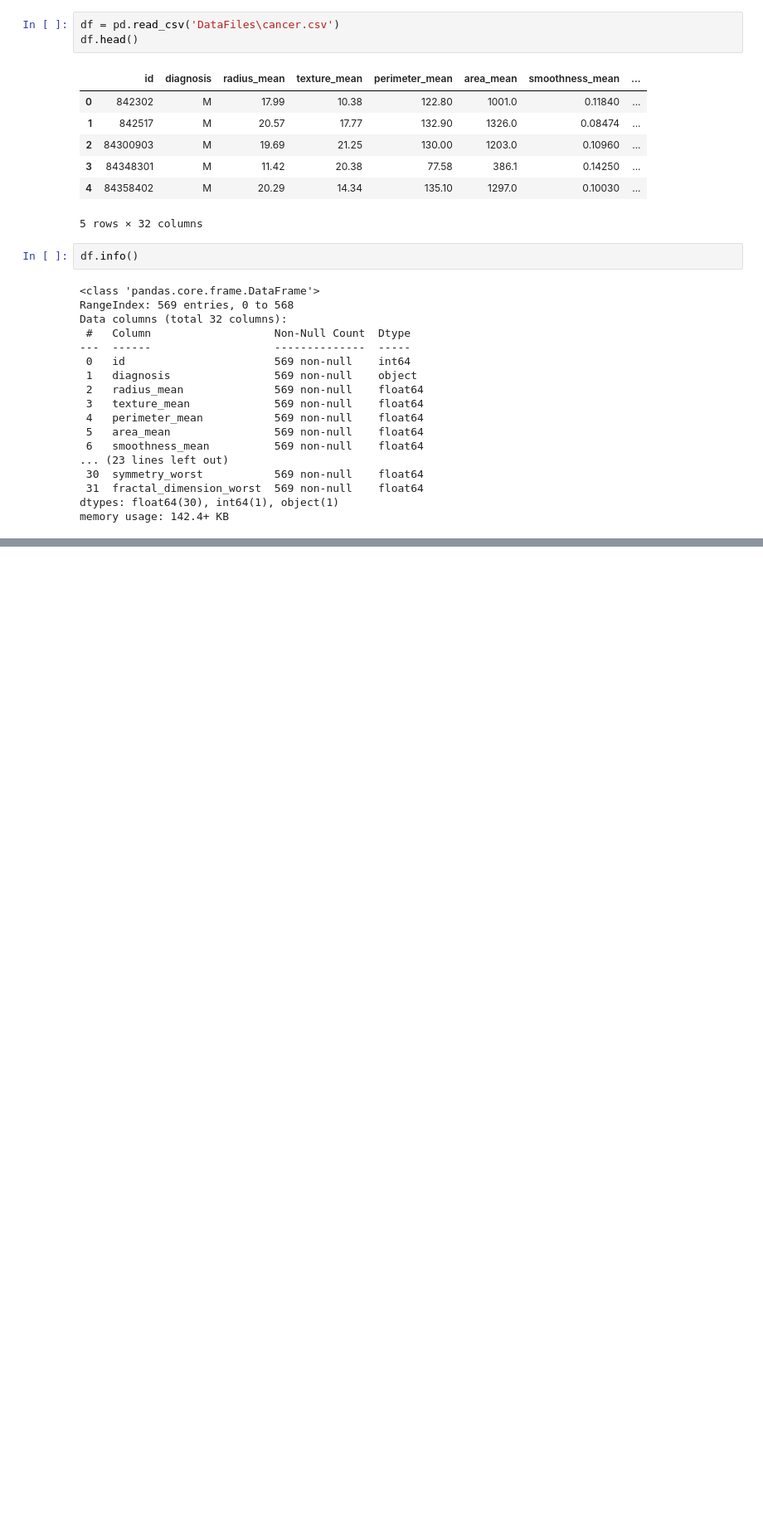
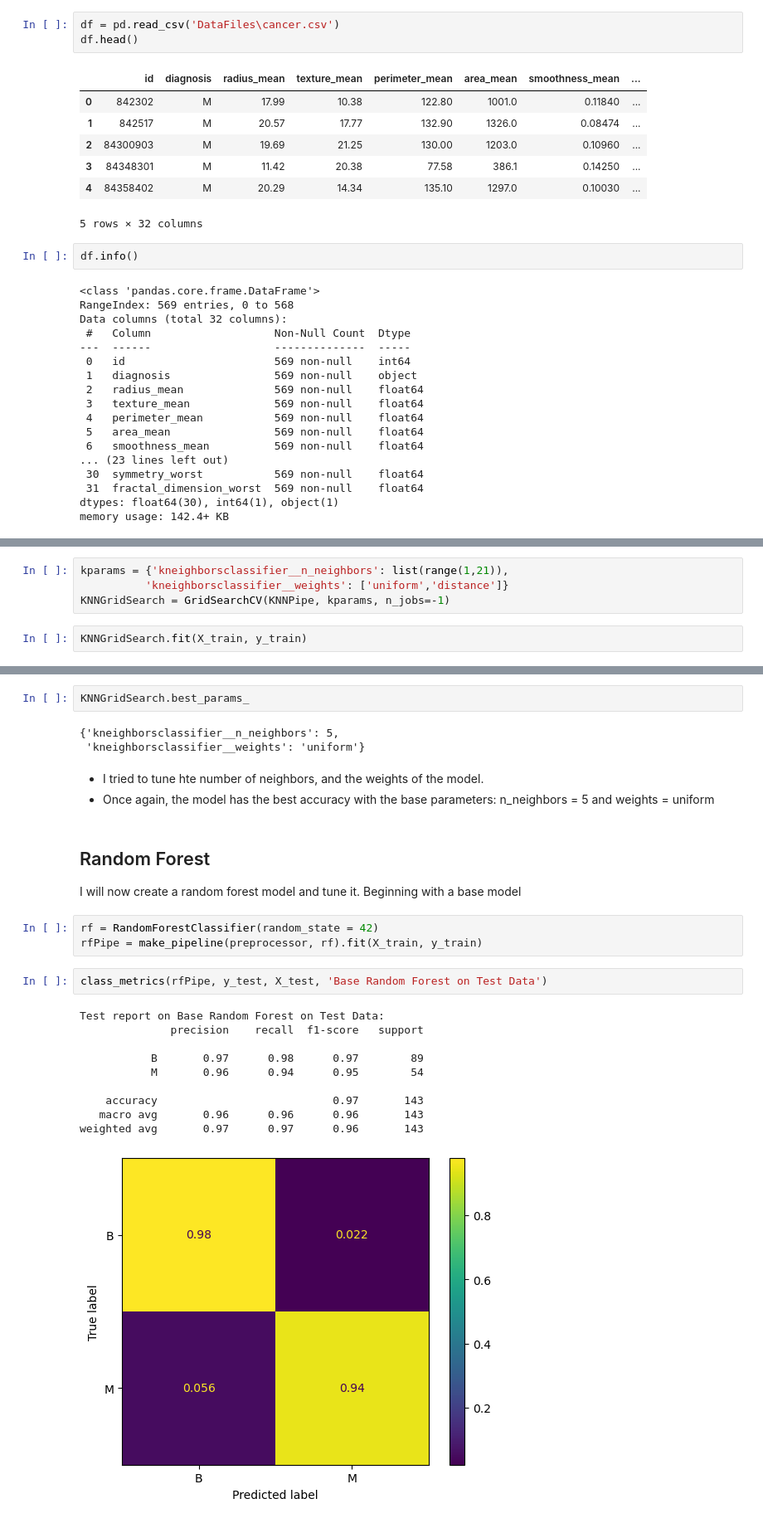
Before and after one commit to RaymondGarcia1107/Intro-to-ML-Practice, a Jupyter notebook: LogisticRandomForestOrKNN-RaymondGarcia.ipynb, the cells around one changed output, grey strips where cells are left out. Shown: that part at 83% size. Drawn from its saved outputs; the diff is of its cells as text; blank space fills up the shorter version.

```diff
--- a/LogisticRandomForestOrKNN-RaymondGarcia.ipynb
+++ b/LogisticRandomForestOrKNN-RaymondGarcia.ipynb
@@ -35,0 +210,6 @@ memory usage: 142.4+ KB
+# %%
+kparams = {'kneighborsclassifier__n_neighbors': list(range(1,21)),
+          'kneighborsclassifier__weights': ['uniform','distance']}
+KNNGridSearch = GridSearchCV(KNNPipe, kparams, n_jobs=-1)
+# %%
+KNNGridSearch.fit(X_train, y_train)
@@ -35,0 +228,27 @@ memory usage: 142.4+ KB
+# %%
+KNNGridSearch.best_params_
+# %% [output]
+{'kneighborsclassifier__n_neighbors': 5,
+ 'kneighborsclassifier__weights': 'uniform'}
+# %% [markdown]
+* I tried to tune hte number of neighbors, and the weights of the model.
+* Once again, the model has the best accuracy with the base parameters: n_neighbors = 5 and weights = uniform
+# %% [markdown]
+## Random Forest
+I will now create a random forest model and tune it. Beginning with a base model
+# %%
+rf = RandomForestClassifier(random_state = 42)
+rfPipe = make_pipeline(preprocessor, rf).fit(X_train, y_train)
+# %%
+class_metrics(rfPipe, y_test, X_test, 'Base Random Forest on Test Data')
+# %% [output]
+Test report on Base Random Forest on Test Data:
+              precision    recall  f1-score   support
+
+           B       0.97      0.98      0.97        89
+           M       0.96      0.94      0.95        54
+
+    accuracy                           0.97       143
+   macro avg       0.96      0.96      0.96       143
+weighted avg       0.97      0.97      0.96       143
+[figure, added]
```
Also changed, not shown: parts of 39 cells of this notebook.
